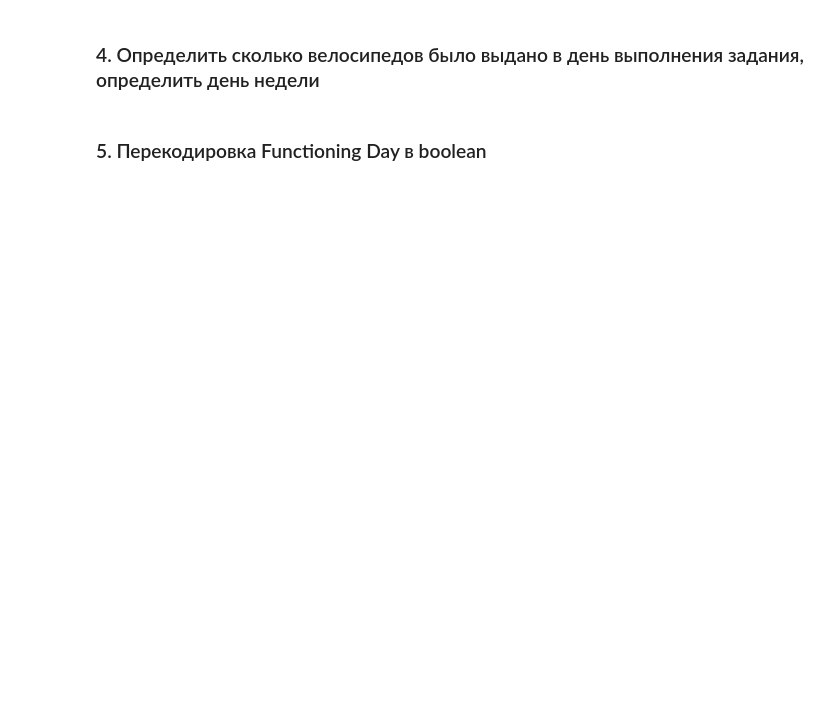
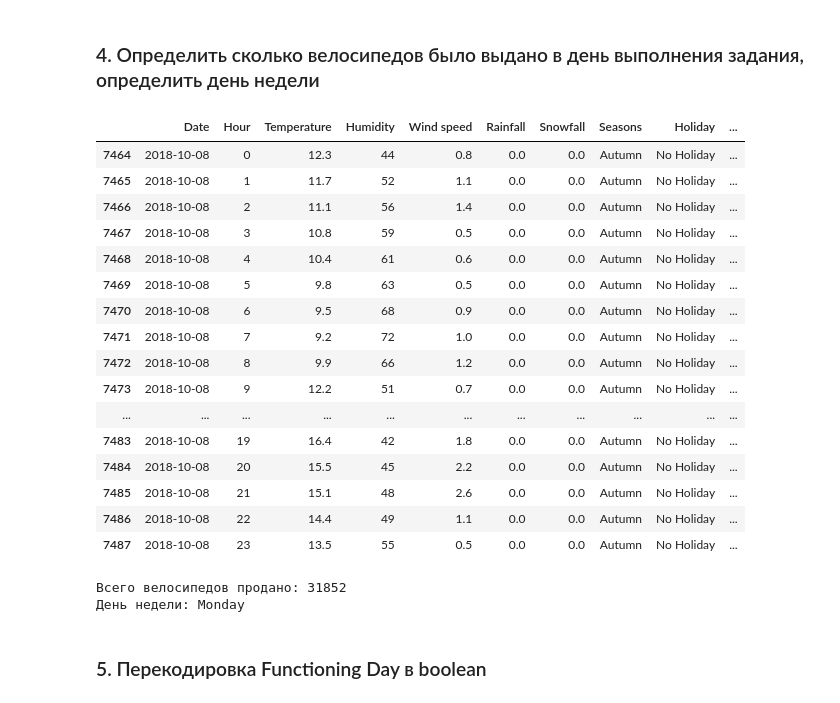
Before and after one commit to Zahar-Bratchikov/statistic, a Jupyter notebook: lab2/ex1.ipynb, the cells around one changed output. Cells and saved outputs as stored; diff of their text form; code cells hidden in the pictures; blank space fills up the shorter version.

```diff
--- a/lab2/ex1.ipynb
+++ b/lab2/ex1.ipynb
@@ -18,5 +46,5 @@ display(df)
 # %% [markdown]
 ### 3. Преобразовать Date к стандартной форме
 # %%
-df['Date'] = pd.to_datetime(df['Date'], dayfirst = True)
+df['Date'] = pd.to_datetime(df['Date'], dayfirst = True, )
 display(df)
@@ -25,11 +67,31 @@ display(df)
 # %%
 today = datetime.datetime.today()
 filtered_df = df[(df['Date'].dt.day == today.day) & (df['Date'].dt.month == today.month)]
-#display(filtered_df)
+display(filtered_df)
 total_bikes_rented = filtered_df['Total_count'].sum()
 day_of_week = filtered_df['Date'].iloc[0].strftime('%A')
 print(f"Всего велосипедов продано: {total_bikes_rented}")
 print(f"День недели: {day_of_week}")
+# %% [output]
+|  | Date | Hour | Temperature | Humidity | Wind speed | Rainfall | Snowfall | Seasons | Holiday | ... |
+| 7464 | 2018-10-08 | 0 | 12.3 | 44 | 0.8 | 0.0 | 0.0 | Autumn | No Holiday | ... |
+| 7465 | 2018-10-08 | 1 | 11.7 | 52 | 1.1 | 0.0 | 0.0 | Autumn | No Holiday | ... |
+| 7466 | 2018-10-08 | 2 | 11.1 | 56 | 1.4 | 0.0 | 0.0 | Autumn | No Holiday | ... |
+| 7467 | 2018-10-08 | 3 | 10.8 | 59 | 0.5 | 0.0 | 0.0 | Autumn | No Holiday | ... |
+| 7468 | 2018-10-08 | 4 | 10.4 | 61 | 0.6 | 0.0 | 0.0 | Autumn | No Holiday | ... |
+| 7469 | 2018-10-08 | 5 | 9.8 | 63 | 0.5 | 0.0 | 0.0 | Autumn | No Holiday | ... |
+| 7470 | 2018-10-08 | 6 | 9.5 | 68 | 0.9 | 0.0 | 0.0 | Autumn | No Holiday | ... |
+| 7471 | 2018-10-08 | 7 | 9.2 | 72 | 1.0 | 0.0 | 0.0 | Autumn | No Holiday | ... |
+| 7472 | 2018-10-08 | 8 | 9.9 | 66 | 1.2 | 0.0 | 0.0 | Autumn | No Holiday | ... |
+| 7473 | 2018-10-08 | 9 | 12.2 | 51 | 0.7 | 0.0 | 0.0 | Autumn | No Holiday | ... |
+| ... | ... | ... | ... | ... | ... | ... | ... | ... | ... | ... |
+| 7483 | 2018-10-08 | 19 | 16.4 | 42 | 1.8 | 0.0 | 0.0 | Autumn | No Holiday | ... |
+| 7484 | 2018-10-08 | 20 | 15.5 | 45 | 2.2 | 0.0 | 0.0 | Autumn | No Holiday | ... |
+| 7485 | 2018-10-08 | 21 | 15.1 | 48 | 2.6 | 0.0 | 0.0 | Autumn | No Holiday | ... |
+| 7486 | 2018-10-08 | 22 | 14.4 | 49 | 1.1 | 0.0 | 0.0 | Autumn | No Holiday | ... |
+| 7487 | 2018-10-08 | 23 | 13.5 | 55 | 0.5 | 0.0 | 0.0 | Autumn | No Holiday | ... |
+Всего велосипедов продано: 31852
+День недели: Monday
 # %% [markdown]
 ### 5. Перекодировка Functioning Day в boolean
 # %%
```
Also changed, not shown: parts of 10 cells of this notebook, 7 other files.
